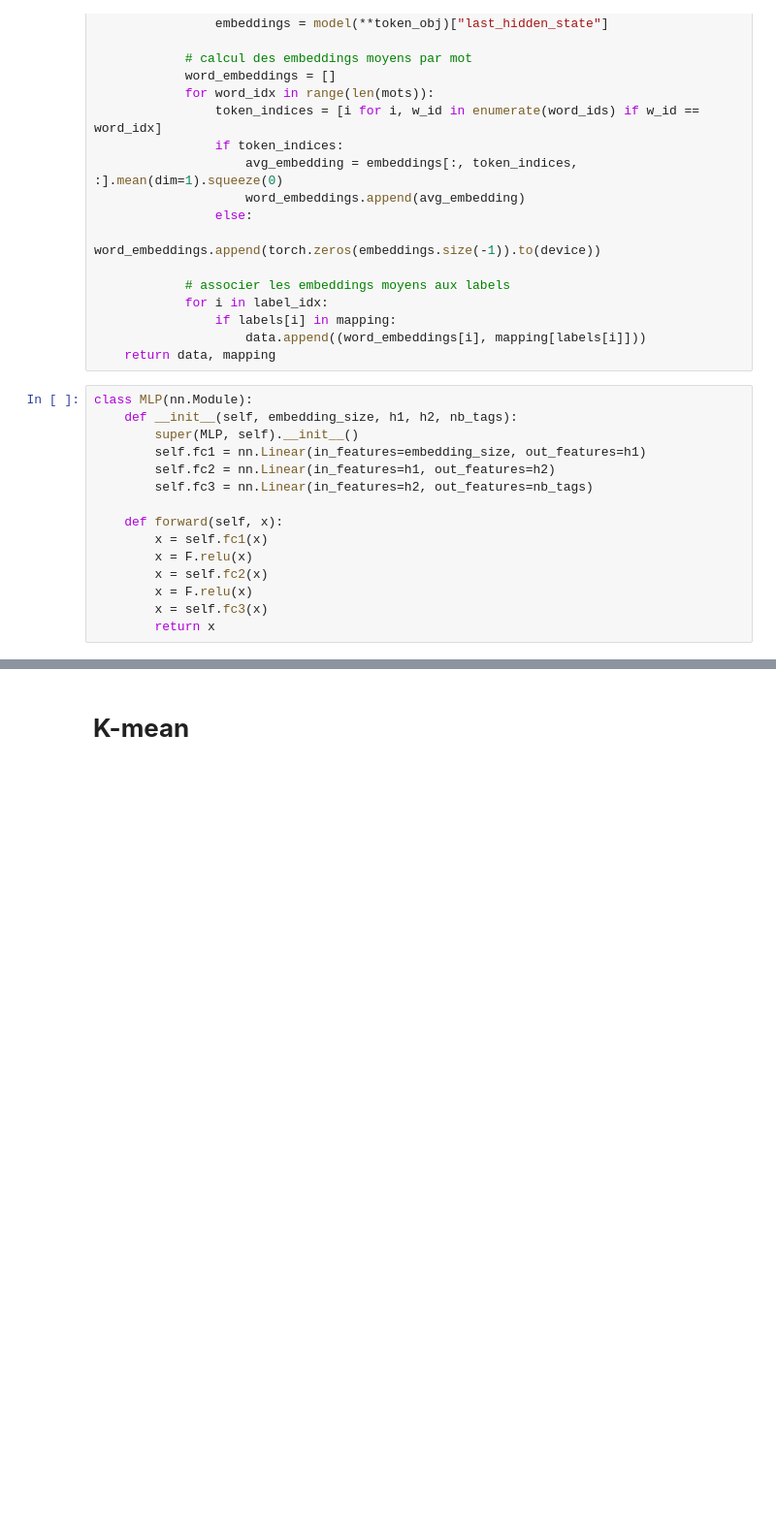
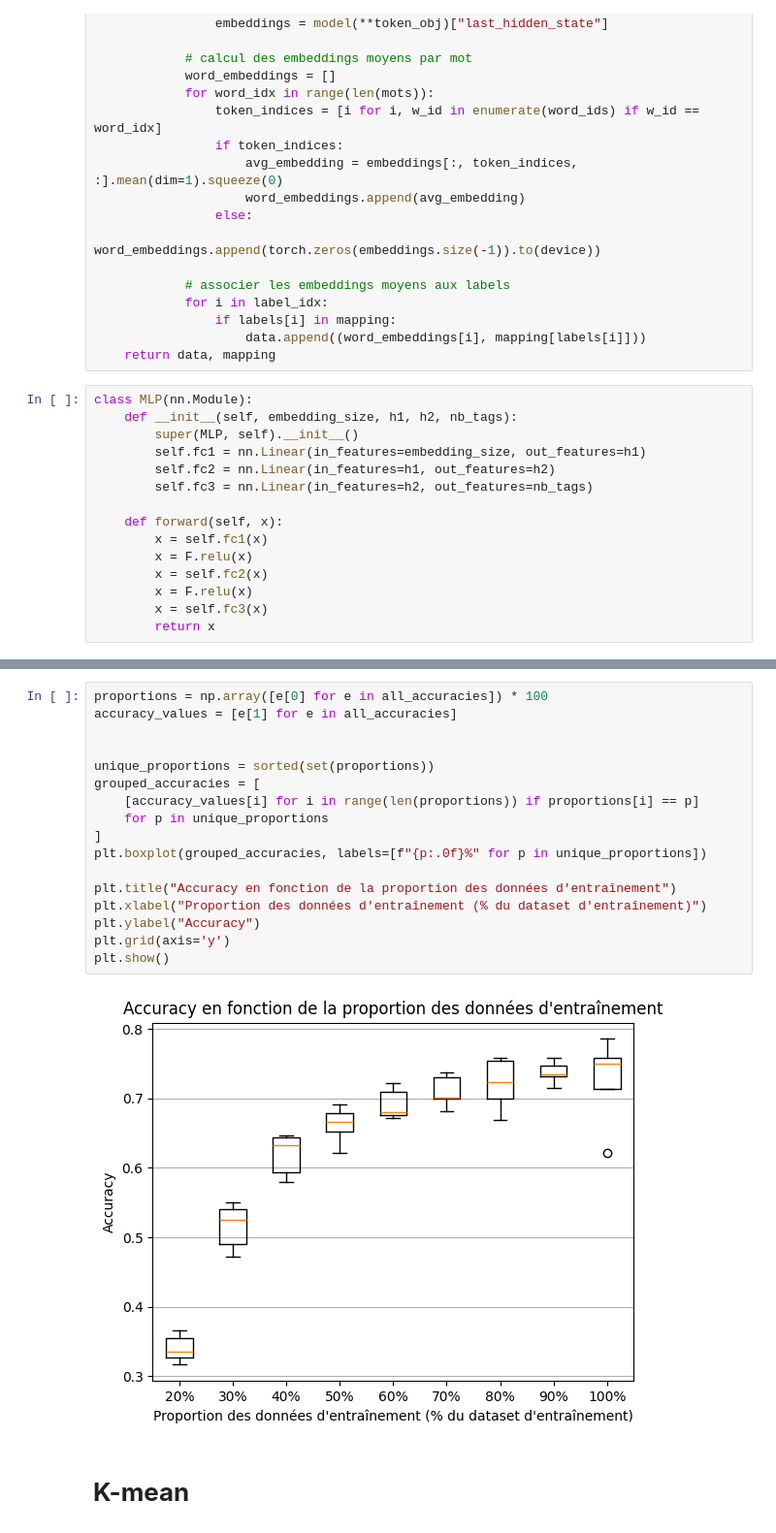
Before and after one commit to baptxste/PSTAL, a Jupyter notebook: TP4/result.ipynb, the cells around one changed output, grey strips where cells are left out. Shown at 97% size. Saved outputs shown, nothing was run; the diff lists cells and outputs as text; blank space fills up the shorter version.

```diff
--- a/TP4/result.ipynb
+++ b/TP4/result.ipynb
@@ -237,3 +236,22 @@ print(_)
+# %%
+proportions = np.array([e[0] for e in all_accuracies]) * 100
+accuracy_values = [e[1] for e in all_accuracies]
+
+
+unique_proportions = sorted(set(proportions))
+grouped_accuracies = [
+    [accuracy_values[i] for i in range(len(proportions)) if proportions[i] == p]
+    for p in unique_proportions
+]
+plt.boxplot(grouped_accuracies, labels=[f"{p:.0f}%" for p in unique_proportions])
+
+plt.title("Accuracy en fonction de la proportion des données d'entraînement")
+plt.xlabel("Proportion des données d'entraînement (% du dataset d'entraînement)")
+plt.ylabel("Accuracy")
+plt.grid(axis='y')
+plt.show()
+# %% [output]
+[figure, added]
 # %% [markdown]
 # **K-mean**
 # %%
```
Also changed, not shown: parts of 9 cells of this notebook, 1 other file.
